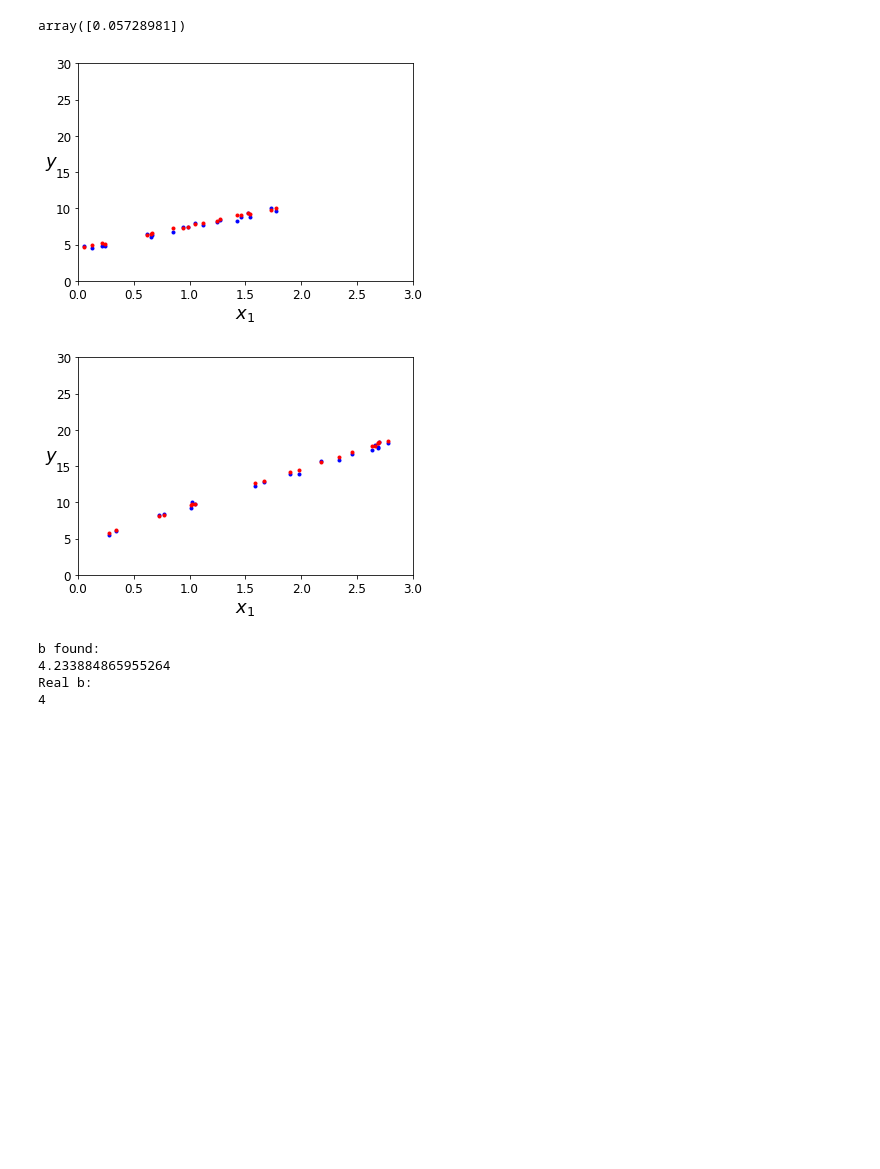
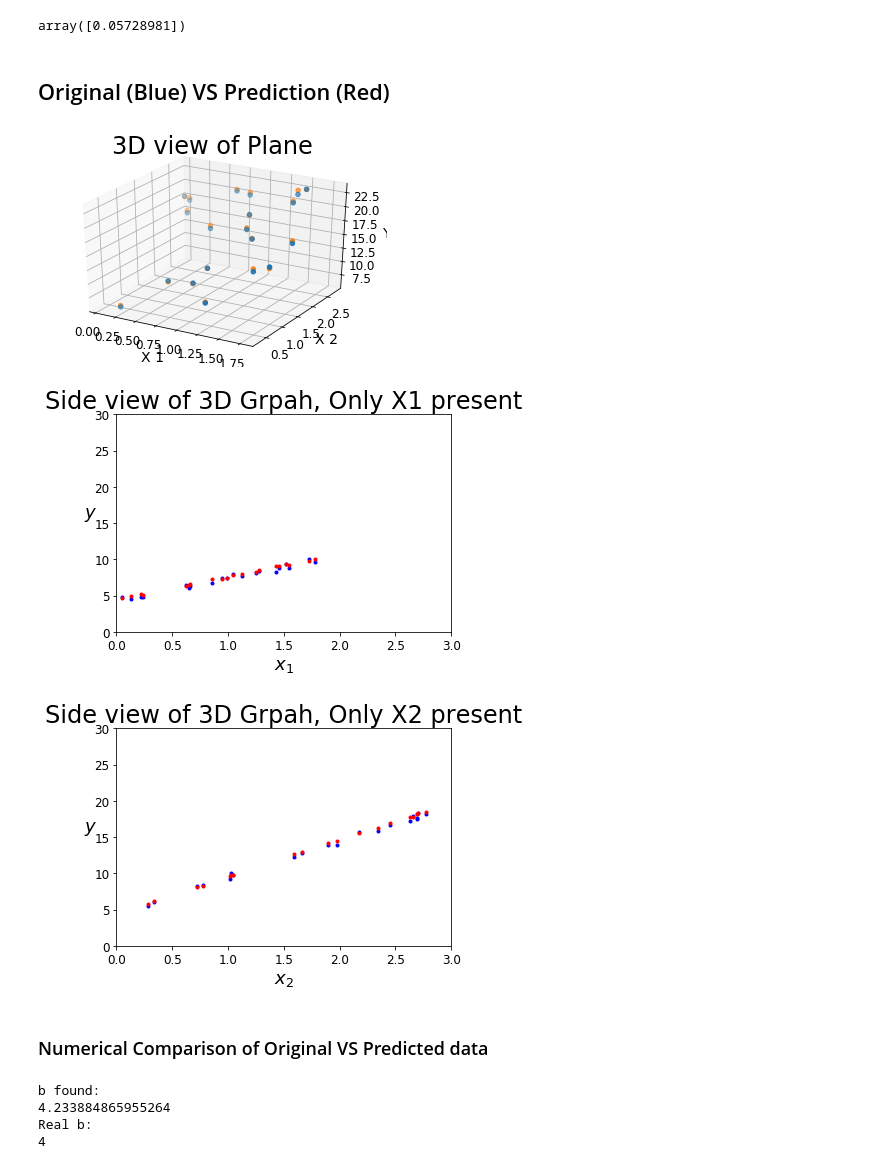
Before and after one commit to trevinofernando/AI-MachineLearning, a Jupyter notebook: hw1/Hw1Part2.ipynb, the cells around one changed output. Saved outputs shown, nothing was run; the diff lists cells and outputs as text; code cells hidden in the pictures; blank space fills up the shorter version.

```diff
--- a/hw1/Hw1Part2.ipynb
+++ b/hw1/Hw1Part2.ipynb
@@ -3,7 +5,5 @@
 # %%
+from mpl_toolkits import mplot3d
 %matplotlib inline
 import matplotlib as mpl
 import matplotlib.pyplot as plt
-mpl.rc('axes', labelsize=14)
-mpl.rc('xtick', labelsize=12)
-mpl.rc('ytick', labelsize=12)
@@ -77,24 +93,41 @@ test_loss
 array([0.05728981])
 # %%
 pred_ys = w1 * test_x1s + w2 * test_x2s + b
+# %% [markdown]
+## Original (Blue) VS Prediction (Red)
 # %%
+fig = plt.figure()
+ax = plt.axes(projection='3d')
+ax.scatter(test_x1s, test_x2s, test_ys)
+ax.scatter(test_x1s, test_x2s, pred_ys)
+plt.title('3D view of Plane',fontsize=24)
+ax.set_xlabel('X 1')
+ax.set_ylabel('X 2')
+ax.set_zlabel('Y')
+plt.show()
+
 #By subtracting the "realW2 * test_x2s", we are ignoring one axis and looking at the 3d plane in an angle such that we see a straight line
 plt.plot(test_x1s, test_ys - realW2 * test_x2s, "b.")
 plt.plot(test_x1s, pred_ys - realW2 * test_x2s, "r.") # predicted values
+plt.title('Side view of 3D Grpah, Only X1 present',fontsize=24)
 plt.xlabel("$x_1$", fontsize=18)
 plt.ylabel("$y$", rotation=0, fontsize=18)
 plt.axis([0, 3, 0, 30])
 plt.show()
 
 plt.plot(test_x2s, test_ys - realW1 * test_x1s, "b.")
 plt.plot(test_x2s, pred_ys - realW1 * test_x1s, "r.") # predicted values
-plt.xlabel("$x_1$", fontsize=18)
+plt.title('Side view of 3D Grpah, Only X2 present',fontsize=24)
+plt.xlabel("$x_2$", fontsize=18)
 plt.ylabel("$y$", rotation=0, fontsize=18)
 plt.axis([0, 3, 0, 30])
 plt.show()
 # %% [output]
-[figure, old version]
+[figure, new version]
-[figure, old version]
+[figure, new version]
+[figure, added]
+# %% [markdown]
+### Numerical Comparison of Original VS Predicted data
 # %%
 print("b found: ")
 print(b[0])
```
Also changed, not shown: parts of 5 cells of this notebook.
